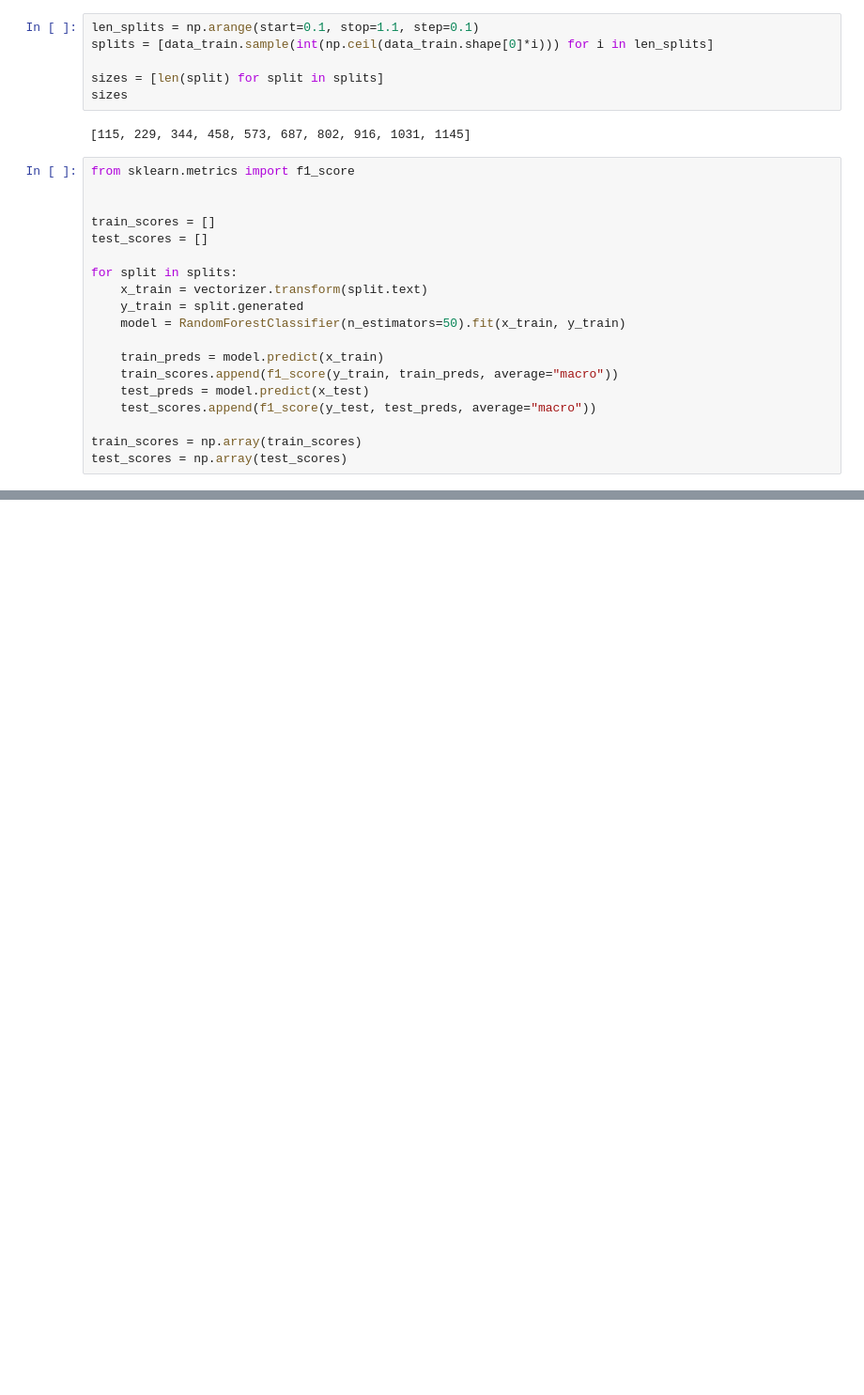
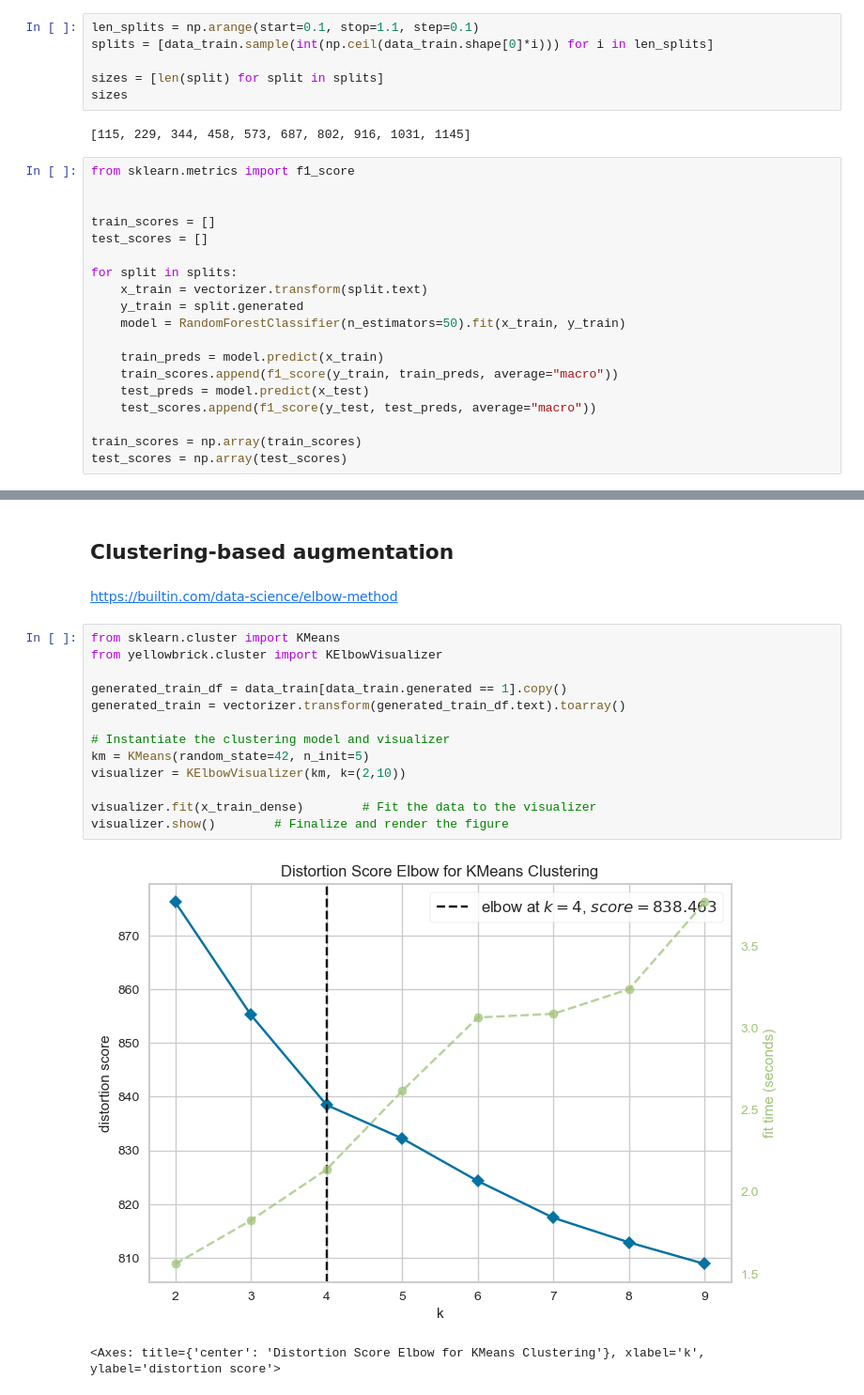
Before and after one commit to dimits-ts/practical_data_science, a Jupyter notebook: llm_detection/notebooks/llm_detection.ipynb, the cells around one changed output, grey strips where cells are left out. Shown: that part at 94% size. Saved outputs shown, nothing was run; the diff lists cells and outputs as text; blank space fills up the shorter version.

Commit message:
Add clustering

```diff
--- a/llm_detection/notebooks/llm_detection.ipynb
+++ b/llm_detection/notebooks/llm_detection.ipynb
@@ -579,0 +581,20 @@ plt.show()
+# %% [markdown]
+## Clustering-based augmentation
+# %% [markdown]
+https://builtin.com/data-science/elbow-method
+# %%
+from sklearn.cluster import KMeans
+from yellowbrick.cluster import KElbowVisualizer
+
+generated_train_df = data_train[data_train.generated == 1].copy()
+generated_train = vectorizer.transform(generated_train_df.text).toarray()
+
+# Instantiate the clustering model and visualizer
+km = KMeans(random_state=42, n_init=5)
+visualizer = KElbowVisualizer(km, k=(2,10))
+
+visualizer.fit(x_train_dense)        # Fit the data to the visualizer
+visualizer.show()        # Finalize and render the figure
+# %% [output]
+[figure, added]
+<Axes: title={'center': 'Distortion Score Elbow for KMeans Clustering'}, xlabel='k', ylabel='distortion score'>
```
Also changed, not shown: parts of 14 cells of this notebook.
